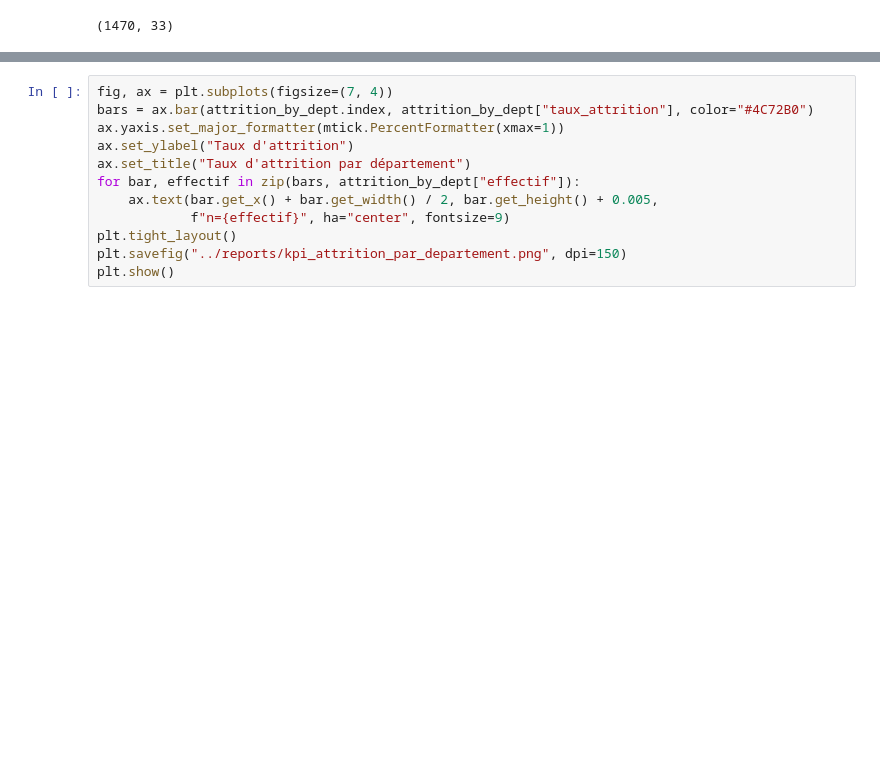
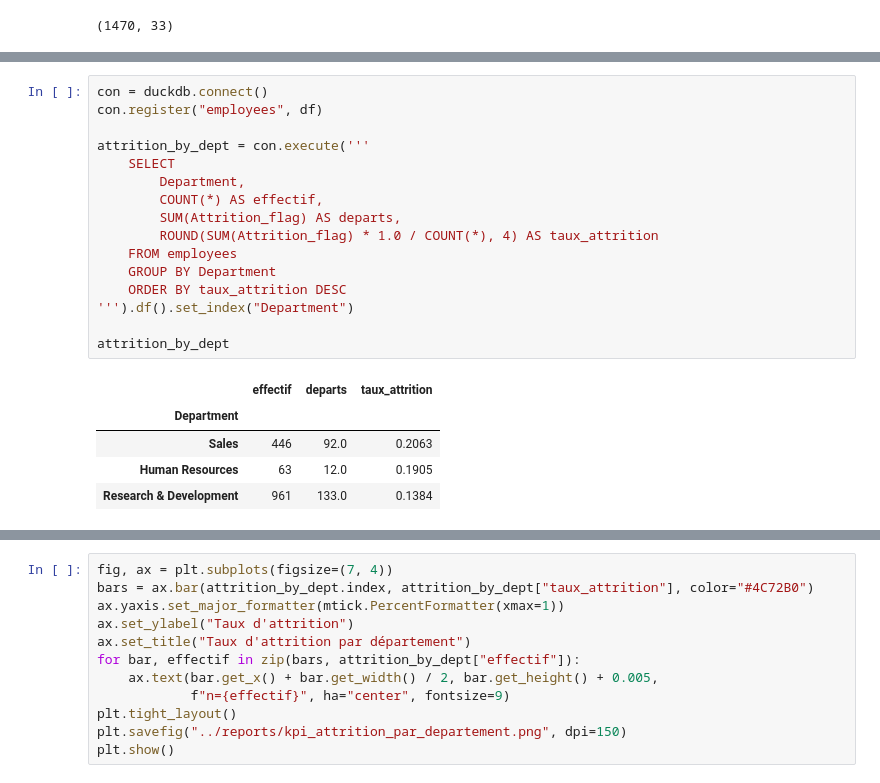
Before and after one commit to juliettebm/hr-master-data-analytics, a Jupyter notebook: notebooks/01_hr_analytics_kpis.ipynb, the cells around one changed output, grey strips where cells are left out. Saved outputs shown, nothing was run; the diff lists cells and outputs as text; blank space fills up the shorter version.

```diff
--- a/notebooks/01_hr_analytics_kpis.ipynb
+++ b/notebooks/01_hr_analytics_kpis.ipynb
@@ -59,0 +67,22 @@ df.shape
+# %%
+con = duckdb.connect()
+con.register("employees", df)
+
+attrition_by_dept = con.execute('''
+    SELECT
+        Department,
+        COUNT(*) AS effectif,
+        SUM(Attrition_flag) AS departs,
+        ROUND(SUM(Attrition_flag) * 1.0 / COUNT(*), 4) AS taux_attrition
+    FROM employees
+    GROUP BY Department
+    ORDER BY taux_attrition DESC
+''').df().set_index("Department")
+
+attrition_by_dept
+# %% [output]
+|  | effectif | departs | taux_attrition |
+| Department |  |  |  |
+| Sales | 446 | 92.0 | 0.2063 |
+| Human Resources | 63 | 12.0 | 0.1905 |
+| Research & Development | 961 | 133.0 | 0.1384 |
```
Also changed, not shown: parts of 12 cells of this notebook, 4 other files.
